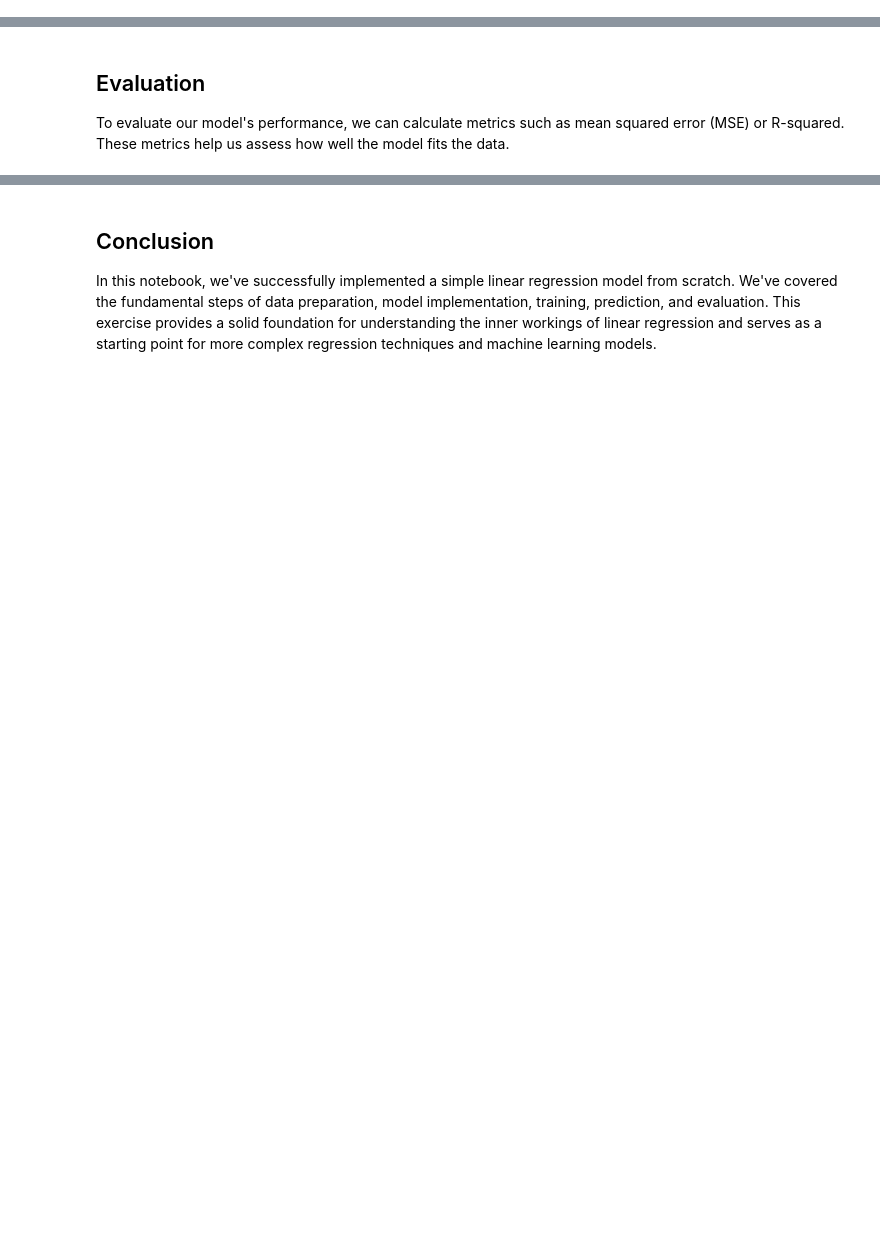
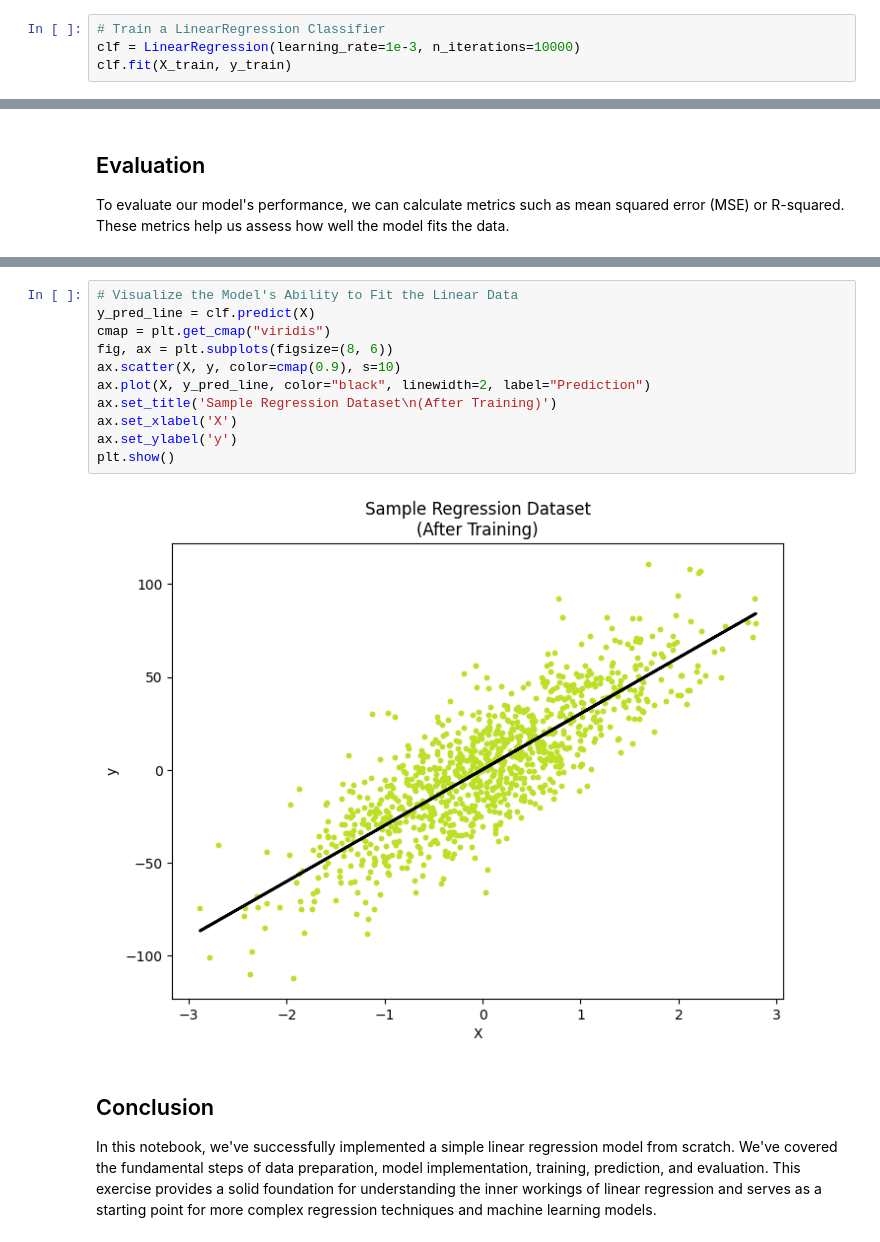
Before and after one commit to waugh-joseph10/ML_from_Scratch, a Jupyter notebook: Linear_Regression.ipynb, the cells around one changed output, grey strips where cells are left out. Drawn from its saved outputs; the diff is of its cells as text; blank space fills up the shorter version.

```diff
--- a/Linear_Regression.ipynb
+++ b/Linear_Regression.ipynb
@@ -74,3 +123,7 @@ Now, we will train our linear regression model using the prepared dataset. We'll
+# %%
+# Train a LinearRegression Classifier
+clf = LinearRegression(learning_rate=1e-3, n_iterations=10000)
+clf.fit(X_train, y_train)
 # %% [markdown]
 ## Making Predictions <a name="making-predictions"></a>
 
@@ -82,3 +165,16 @@ To evaluate our model's performance, we can calculate metrics such as mean squar
+# %%
+# Visualize the Model's Ability to Fit the Linear Data
+y_pred_line = clf.predict(X)
+cmap = plt.get_cmap("viridis")
+fig, ax = plt.subplots(figsize=(8, 6))
+ax.scatter(X, y, color=cmap(0.9), s=10)
+ax.plot(X, y_pred_line, color="black", linewidth=2, label="Prediction")
+ax.set_title('Sample Regression Dataset\n(After Training)')
+ax.set_xlabel('X')
+ax.set_ylabel('y')
+plt.show()
+# %% [output]
+[figure, added]
 # %% [markdown]
 ## Conclusion
 
```
Also changed, not shown: parts of 7 cells of this notebook.
